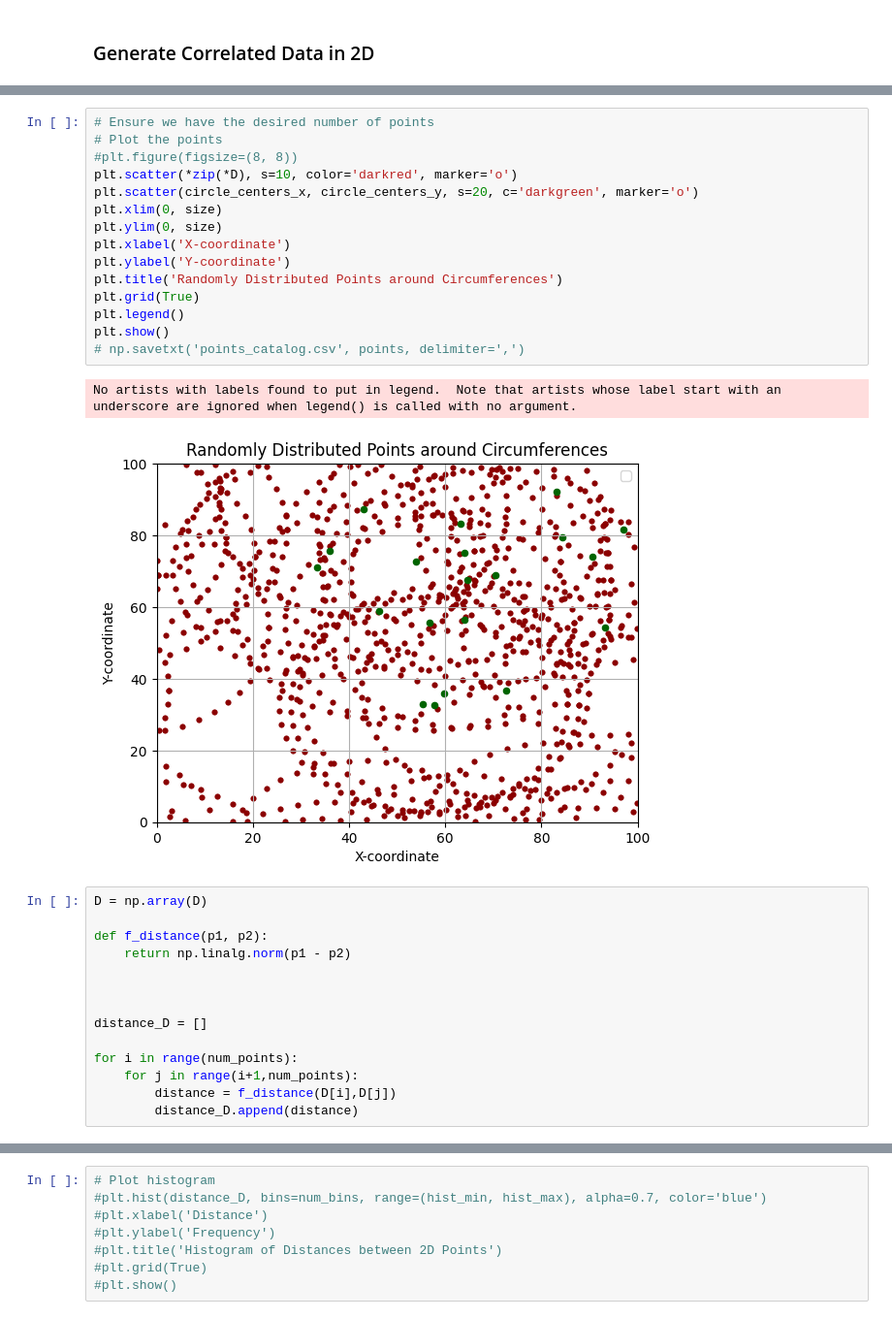
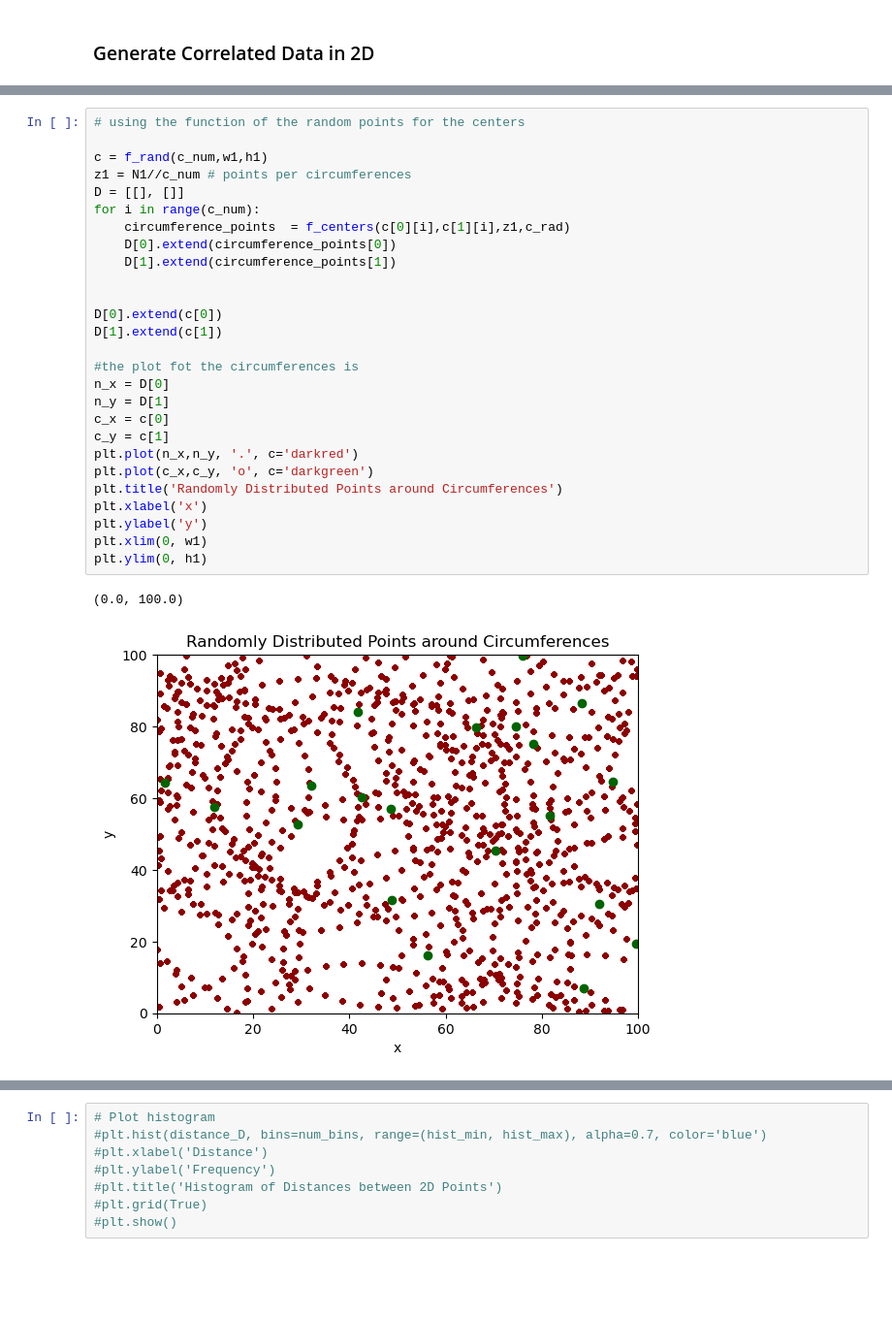
Before and after one commit to xlxnsxzpxtx/Metodos_cosmo, a Jupyter notebook: practica_2/practica_2.ipynb, the cells around one changed output, grey strips where cells are left out. Shown at 97% size. Drawn from its saved outputs; the diff is of its cells as text; blank space fills up the shorter version.

```diff
--- a/practica_2/practica_2.ipynb
+++ b/practica_2/practica_2.ipynb
@@ -65,32 +51,30 @@ for i in range(c_num):
-# %%
-# Ensure we have the desired number of points
-# Plot the points
-#plt.figure(figsize=(8, 8))
-plt.scatter(*zip(*D), s=10, color='darkred', marker='o')
-plt.scatter(circle_centers_x, circle_centers_y, s=20, c='darkgreen', marker='o')
-plt.xlim(0, size)
-plt.ylim(0, size)
-plt.xlabel('X-coordinate')
-plt.ylabel('Y-coordinate')
-plt.title('Randomly Distributed Points around Circumferences')
-plt.grid(True)
-plt.legend()
-plt.show()
-# np.savetxt('points_catalog.csv', points, delimiter=',')
-# %% [output]
-No artists with labels found to put in legend.  Note that artists whose label start with an underscore are ignored when legend() is called with no argument.
-[figure, removed]
-# %%
-D = np.array(D)
-
-def f_distance(p1, p2):
-    return np.linalg.norm(p1 - p2)
-
-
-
-distance_D = []
-
-for i in range(num_points):
-    for j in range(i+1,num_points):
-        distance = f_distance(D[i],D[j])
-        distance_D.append(distance)
+# %%
+# using the function of the random points for the centers
+
+c = f_rand(c_num,w1,h1)
+z1 = N1//c_num # points per circumferences
+D = [[], []]
+for i in range(c_num):
+    circumference_points  = f_centers(c[0][i],c[1][i],z1,c_rad)
+    D[0].extend(circumference_points[0])
+    D[1].extend(circumference_points[1])
+
+
+D[0].extend(c[0])
+D[1].extend(c[1])
+
+#the plot fot the circumferences is
+n_x = D[0]
+n_y = D[1]
+c_x = c[0]
+c_y = c[1]
+plt.plot(n_x,n_y, '.', c='darkred')
+plt.plot(c_x,c_y, 'o', c='darkgreen')
+plt.title('Randomly Distributed Points around Circumferences')
+plt.xlabel('x')
+plt.ylabel('y')
+plt.xlim(0, w1)
+plt.ylim(0, h1)
+# %% [output]
+(0.0, 100.0)
+[figure, added]
```
Also changed, not shown: parts of 23 cells of this notebook, 2 other files.
